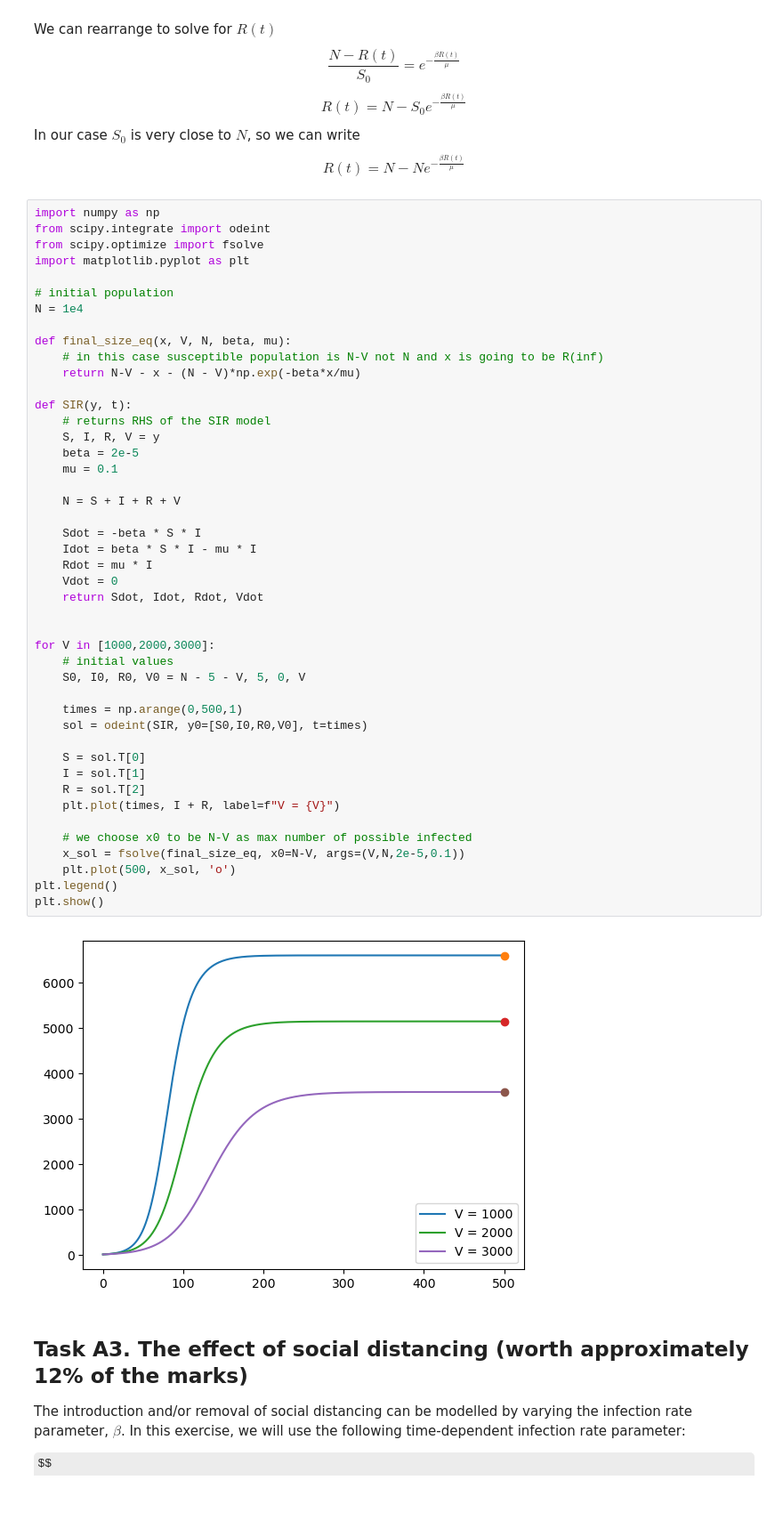
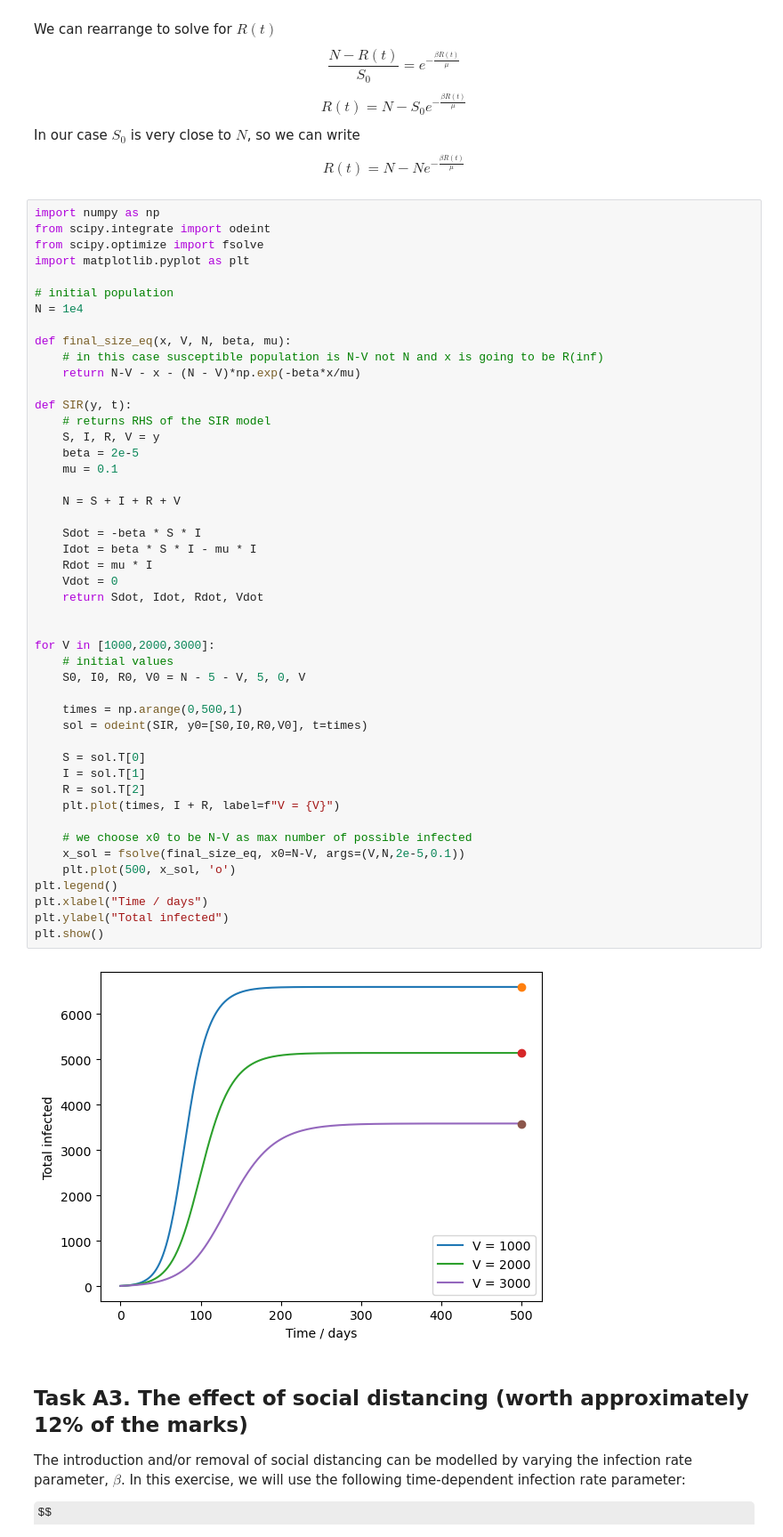
Before and after one commit to joelmurray0/Epidemiology-group-project, a Jupyter notebook: Modelling in Epidemiology project files (in folder)-20260209/Epidemiology_Project_Specification.ipynb, the cells around one changed output. Shown at 89% size. Drawn from its saved outputs; the diff is of its cells as text; some formulas as TeX source; blank space fills up the shorter version.

```diff
--- a/Modelling in Epidemiology project files (in folder)-20260209/Epidemiology_Project_Specification.ipynb
+++ b/Modelling in Epidemiology project files (in folder)-20260209/Epidemiology_Project_Specification.ipynb
@@ -197,34 +197,36 @@ def SIR(y, t):
     beta = 2e-5
     mu = 0.1
 
     N = S + I + R + V
 
     Sdot = -beta * S * I
     Idot = beta * S * I - mu * I
     Rdot = mu * I
     Vdot = 0
     return Sdot, Idot, Rdot, Vdot
 
 
 for V in [1000,2000,3000]:
     # initial values
     S0, I0, R0, V0 = N - 5 - V, 5, 0, V
 
     times = np.arange(0,500,1)
     sol = odeint(SIR, y0=[S0,I0,R0,V0], t=times)
 
     S = sol.T[0]
     I = sol.T[1]
     R = sol.T[2]
     plt.plot(times, I + R, label=f"V = {V}")
 
     # we choose x0 to be N-V as max number of possible infected
     x_sol = fsolve(final_size_eq, x0=N-V, args=(V,N,2e-5,0.1))
     plt.plot(500, x_sol, 'o')
 plt.legend()
+plt.xlabel("Time / days")
+plt.ylabel("Total infected")
 plt.show()
 # %% [output]
-[figure, old version]
+[figure, new version]
 # %% [markdown]
 ## Task A3. The effect of social distancing (worth approximately 12% of the marks)
 
```
